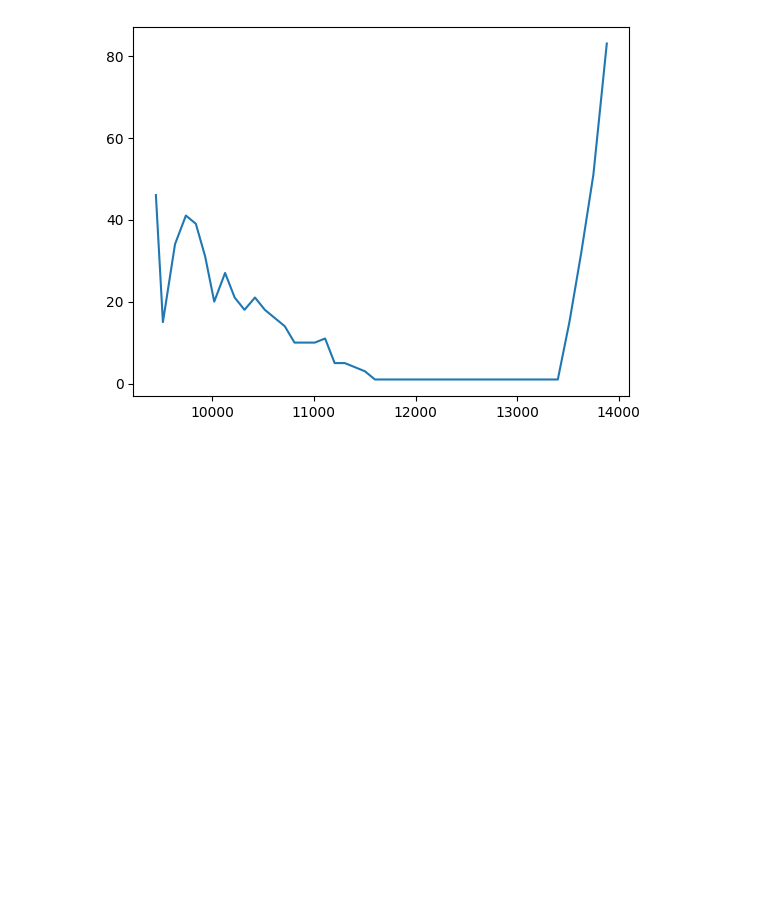
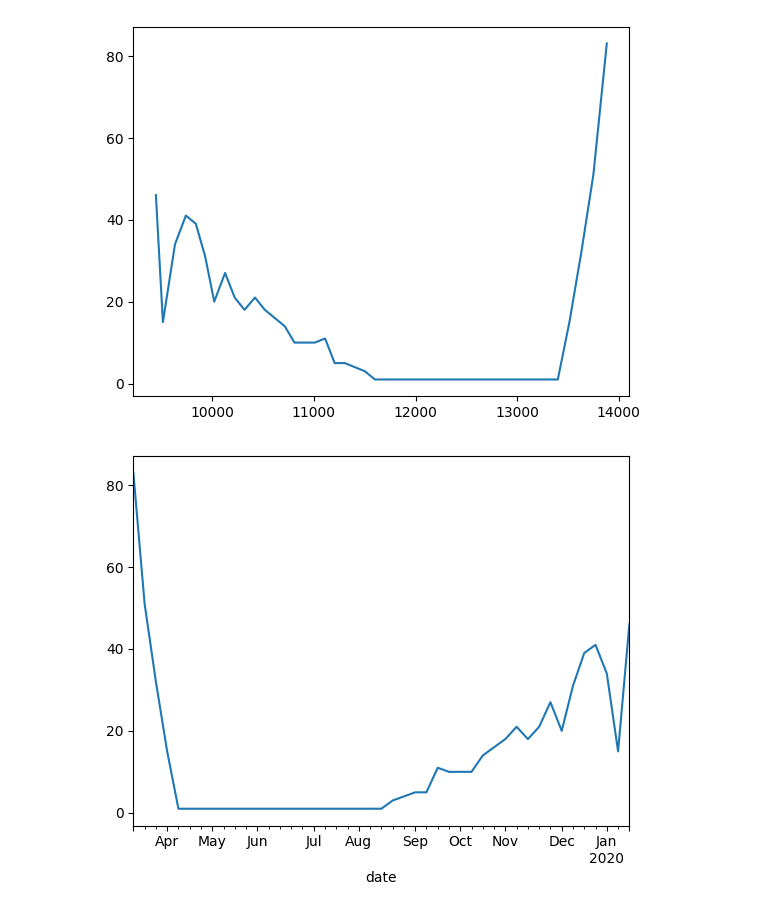
Before and after one commit to harshitgupta240197/Python, a Jupyter notebook: Pandas/Core_Concepts/Dates & Times/Dates_Practice.ipynb, the cells around one changed output. Saved outputs shown, nothing was run; the diff lists cells and outputs as text; code cells hidden in the pictures; blank space fills up the shorter version.

Commit message:
Completed exercise on Dates and Times

```diff
--- a/Pandas/Core_Concepts/Dates & Times/Dates_Practice.ipynb
+++ b/Pandas/Core_Concepts/Dates & Times/Dates_Practice.ipynb
@@ -77,3 +77,7 @@ billboards[billboards['song'] == 'Old Town Road']['rank'].plot()
 # %% [output]
 <Axes: >
 [figure]
+# %%
+p = billboards[billboards['song'] == 'Old Town Road'].set_index('date')['rank'].plot()
+# %% [output]
+[figure, added]
```
